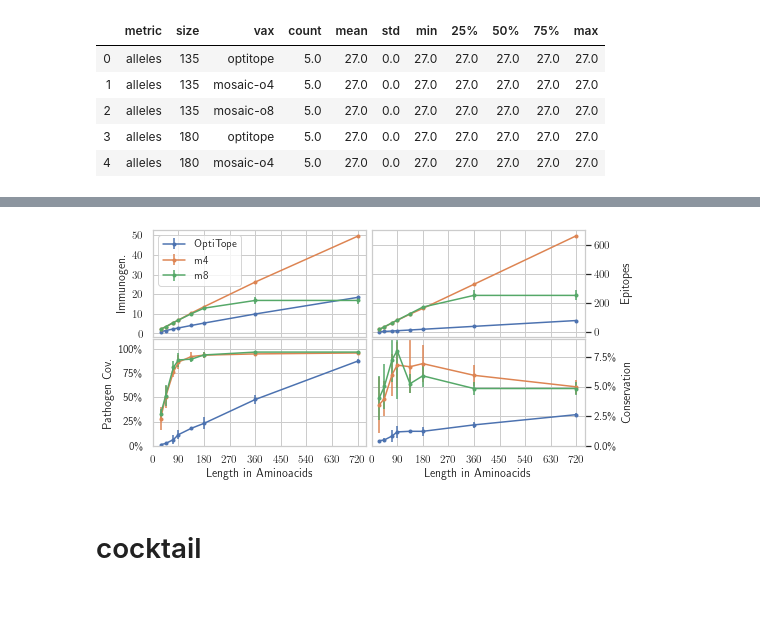
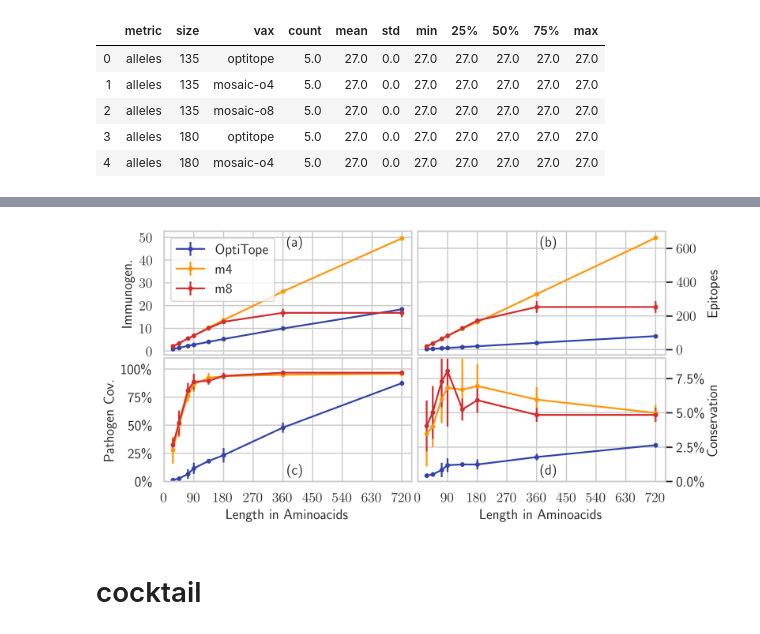
Before and after one commit to SchubertLab/GeneralizedEvDesign, a Jupyter notebook: plots.ipynb, the cells around one changed output, grey strips where cells are left out. Cells and saved outputs as stored; diff of their text form; code cells hidden in the pictures; blank space fills up the shorter version.

```diff
--- a/plots.ipynb
+++ b/plots.ipynb
@@ -21,3 +46,12 @@ sns.set_style('whitegrid')
+# %%
+def set_font_size(font_size):
+    plt.rc('font', size=font_size)          # controls default text sizes
+    plt.rc('axes', titlesize=font_size)     # fontsize of the axes title
+    plt.rc('axes', labelsize=font_size)    # fontsize of the x and y labels
+    plt.rc('xtick', labelsize=font_size)    # fontsize of the tick labels
+    plt.rc('ytick', labelsize=font_size)    # fontsize of the tick labels
+    plt.rc('legend', fontsize=font_size)    # legend fontsize
+    plt.rc('figure', titlesize=font_size)  # fontsize of the figure title
 # %% [markdown]
 # bound plot
 # %%
@@ -145,6 +154,0 @@ plt.savefig('plots/bounds.pdf', bbox_inches='tight')
-# %%
-df = pd.read_csv('experiments/results/high-coverage-evaluation-aggregate.csv')
-# %%
-aa = df.columns.tolist()
-aa[0] = 'metric'
-df.columns = aa
@@ -212,8 +170,9 @@ df.head()
 | 3 | 2.778687 | -13.134337 | 1 |
 | 4 | 2.746615 | -15.537919 | 1 |
 # %%
-fig, ax = plt.subplots(1, 1, figsize=(6, 4))
-cm = plt.get_cmap('coolwarm')
+set_font_size(16)
+fig, ax = plt.subplots(figsize=(6, 4), dpi=300)
+cm = plt.get_cmap('RdBu_r')
 vmin, vmax = 0.1, 1.2
 for rep in df.rep.unique():
     data = df[df.rep == rep].values[:, :2]
@@ -221,10 +180,10 @@ for rep in df.rep.unique():
         (y1, x1), (y2, x2) = data[i], data[i + 1]
         slope = ((y2 - y1) / 3) / ((x2 - x1) / 40)
         color = 255 * (np.arctan(slope) - vmin) / (vmax - vmin)
-        ax.plot([-x1, -x2], [y1, y2], '.-', color=cm(int(color)))
+        ax.plot([-x1, -x2], [y1, y2], '.-', color=theme_dark[0])
 
 
-ax.add_patch(mpl.patches.Ellipse((25, 2.3), 6, 0.45, color='C2', alpha=0.2))
+ax.add_patch(mpl.patches.Ellipse((25, 2.3), 6, 0.45, color='#888888', alpha=0.2))
 plt.xlabel('Cleavage Score')
 plt.ylabel('Immunogenicity')
 plt.subplots_adjust(hspace=0, wspace=0, left=0, bottom=0, right=1, top=1)
@@ -267,7 +238,9 @@ df = df.replace({
     'mosaic-o8': 'm8',
 })
 # %%
-fig = plt.figure(figsize=(6, 3))
+set_font_size(12)
+
+fig = plt.figure(figsize=(6, 3), dpi=300)
 gs = gridspec.GridSpec(2, 2, hspace=0.025, wspace=0.025, left=0, bottom=0, right=1, top=1)
 ax1 = plt.subplot(gs[0])
 ax2 = plt.subplot(gs[1])
@@ -280,16 +253,16 @@ for i, vax in enumerate(df.vax.unique()):
     data = df[(df.vax == vax) & (df['size'] < 1000)].sort_values('size')
 
     data_ig = data[data.metric == 'immunogen']
-    ax1.errorbar(data_ig['size'], data_ig['mean'], yerr=data_ig['std'], fmt='.-', label=vax, color='C%d' % i)
+    ax1.errorbar(data_ig['size'], data_ig['mean'], yerr=data_ig['std'], fmt='.-', label=vax, color=theme_dark[i])
 
     data_eps = data[data.metric == 'num_epitopes']
-    ax2.errorbar(data_eps['size'], data_eps['mean'], yerr=data_eps['std'], fmt='.-', label=vax, color='C%d' % i)
+    ax2.errorbar(data_eps['size'], data_eps['mean'], yerr=data_eps['std'], fmt='.-', label=vax, color=theme_dark[i])
 
     data_cov = data[data.metric == 'norm_prot_coverage']
-    ax3.errorbar(data_cov['size'], data_cov['mean'], yerr=data_cov['std'], fmt='.-', label=vax, color='C%d' % i)
+    ax3.errorbar(data_cov['size'], data_cov['mean'], yerr=data_cov['std'], fmt='.-', label=vax, color=theme_dark[i])
 
     data_cons = data[data.metric == 'conservation']
-    ax4.errorbar(data_cons['size'], data_cons['mean'], yerr=data_cons['std'], fmt='.-', label=vax, color='C%d' % i)
+    ax4.errorbar(data_cons['size'], data_cons['mean'], yerr=data_cons['std'], fmt='.-', label=vax, color=theme_dark[i])
 
 xticks = range(0, 800, 90)
 ax1.set_xlim(0, 750)
@@ -299,34 +272,43 @@ ax2.set_xticks(xticks)
 ax3.set_xlim(0, 750)
 ax3.set_xticks(xticks)
 ax4.set_xlim(0, 750)
 ax4.set_xticks(xticks)
 
 ax1.tick_params(axis='x', labelbottom=False)
 ax2.tick_params(axis='x', labelbottom=False)
 
 ax1.yaxis.set_ticks([0, 10, 20, 30, 40, 50])
 ax2.yaxis.tick_right()
 ax2.yaxis.set_label_coords(1.22, 0.5)
 ax3.yaxis.set_ticks([0, 0.25, 0.50, 0.75, 1.0])
 ax3.yaxis.set_ticklabels(['0\%', '25\%', '50\%', '75\%', '100\%'])
 ax3.set_ylim(0, 1.1)
 ax4.yaxis.tick_right()
 ax4.set_ylim(0, 0.09)
 ax4.yaxis.set_ticklabels(['0.0\%', '2.5\%', '5.0\%', '7.5\%'])
 ax4.yaxis.set_label_coords(1.22, 0.5)
 
 ax3.set_xlabel('Length in Aminoacids')
 ax4.set_xlabel('Length in Aminoacids')
 ax1.set_ylabel('Immunogen.')
 ax2.set_ylabel('Epitopes')
 ax3.set_ylabel('Pathogen Cov.')
 ax4.set_ylabel('Conservation')
 
+tt1 = ax1.set_title('(a)')
+tt2 = ax2.set_title('(b)')
+tt3 = ax3.set_title('(c)')
+tt4 = ax4.set_title('(d)')
+tt1.set_position((0.53, 0.82))
+tt2.set_position((0.53, 0.82))
+tt3.set_position((0.53, 0.0))
+tt4.set_position((0.53, 0.0))
+
 ax1.legend(loc='upper left')
 
 plt.savefig('plots/advantage.pdf', bbox_inches='tight')
 # %% [output]
-[figure, old version]
+[figure, new version]
 # %% [markdown]
 # cocktail
 # %% [markdown]
```
Also changed, not shown: parts of 48 cells of this notebook, 8 other files.
